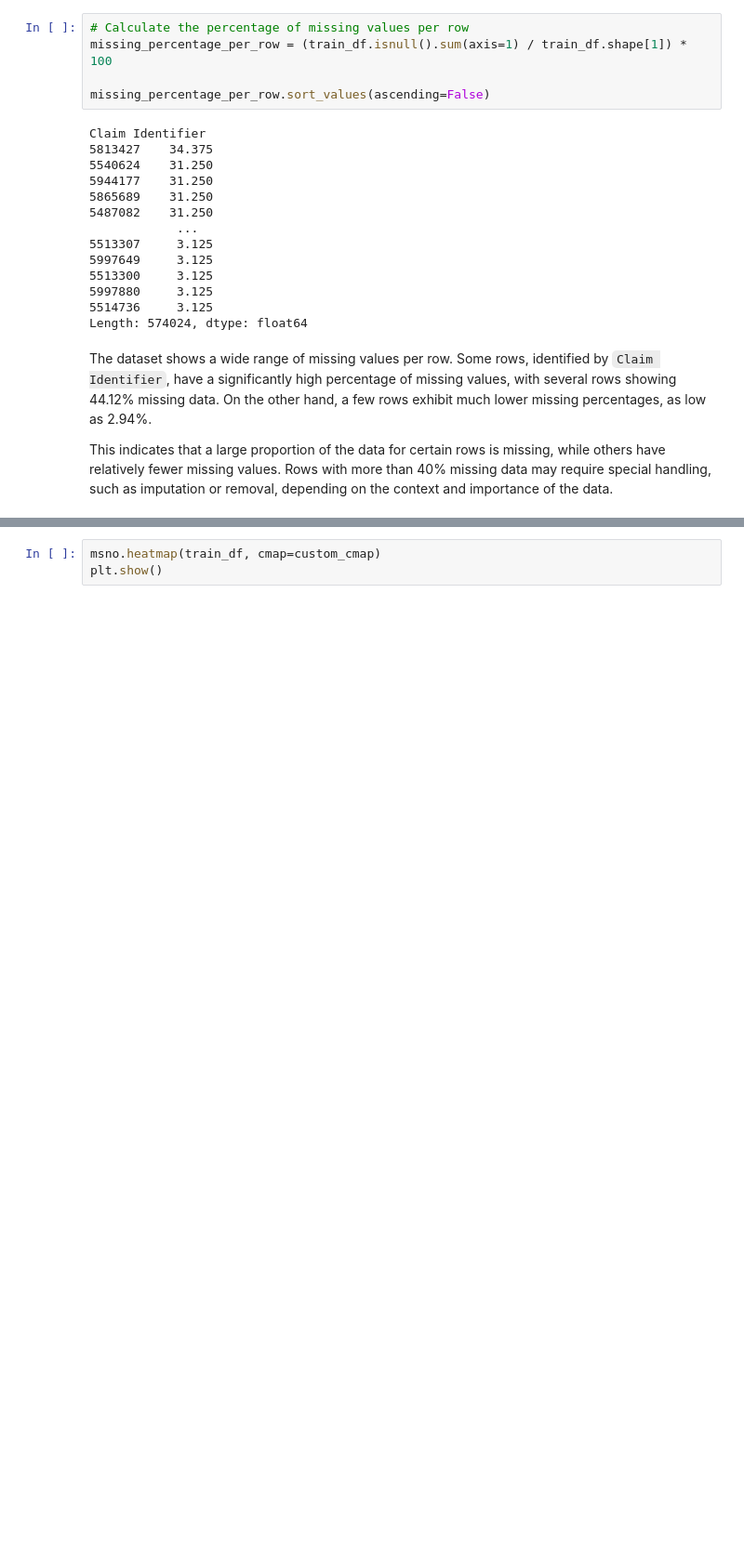
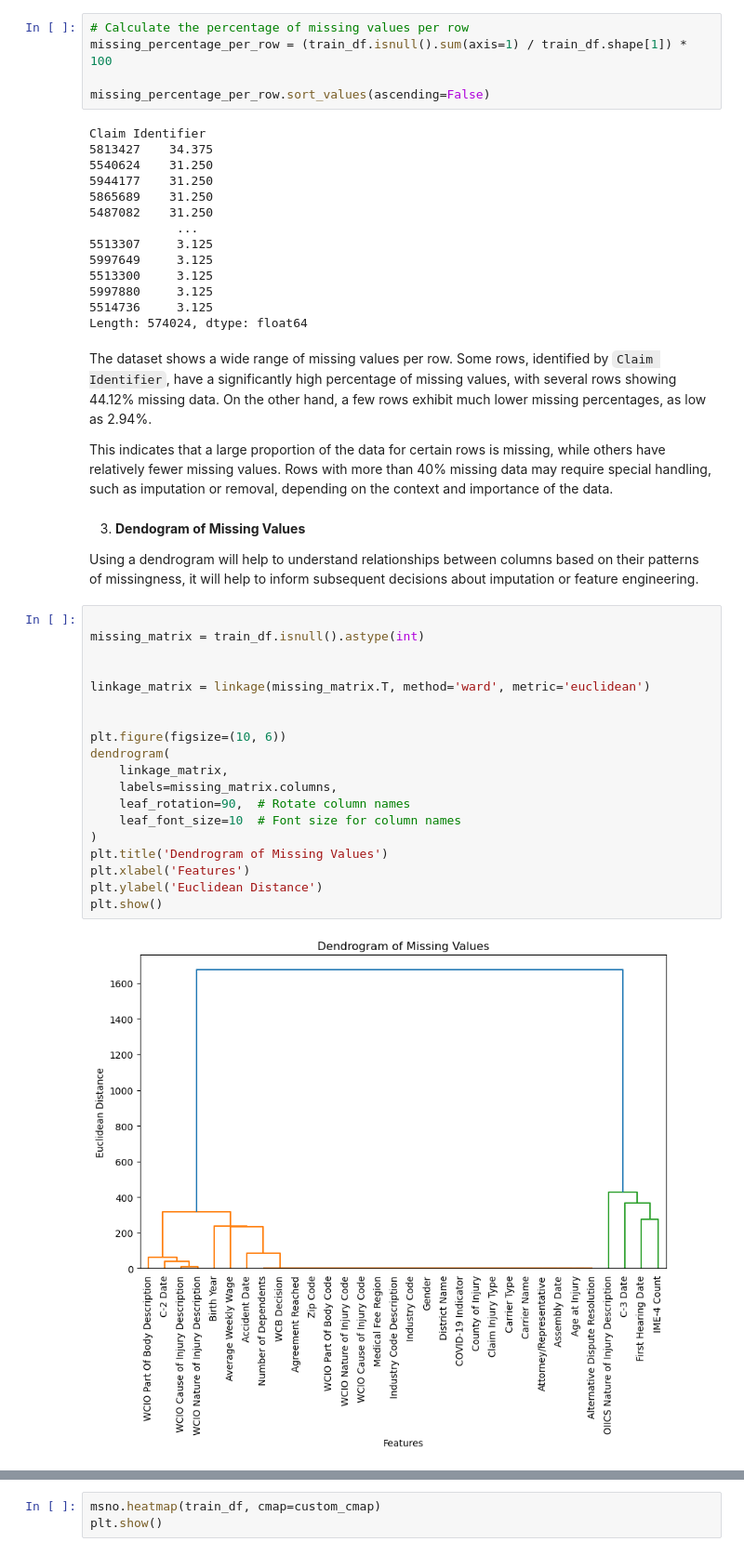
Before and after one commit to Gomsofi06/Machine_Learning_NOVAIMS, a Jupyter notebook: 01_Initial_EDA.ipynb, the cells around one changed output, grey strips where cells are left out. Shown at 93% size. Saved outputs shown, nothing was run; the diff lists cells and outputs as text; blank space fills up the shorter version.

```diff
--- a/01_Initial_EDA.ipynb
+++ b/01_Initial_EDA.ipynb
@@ -396,3 +442,28 @@ Length: 574024, dtype: float64
 The dataset shows a wide range of missing values per row. Some rows, identified by `Claim Identifier`, have a significantly high percentage of missing values, with several rows showing 44.12% missing data. On the other hand, a few rows exhibit much lower missing percentages, as low as 2.94%.
 
 This indicates that a large proportion of the data for certain rows is missing, while others have relatively fewer missing values. Rows with more than 40% missing data may require special handling, such as imputation or removal, depending on the context and importance of the data.
+# %% [markdown]
+3. **Dendogram of Missing Values**
+
+Using a dendrogram will help to understand relationships between columns based on their patterns of missingness, it will help to inform subsequent decisions about imputation or feature engineering.
+# %%
+
+missing_matrix = train_df.isnull().astype(int)
+
+
+linkage_matrix = linkage(missing_matrix.T, method='ward', metric='euclidean')
+
+
+plt.figure(figsize=(10, 6))
+dendrogram(
+    linkage_matrix,
+    labels=missing_matrix.columns,
+    leaf_rotation=90,  # Rotate column names
+    leaf_font_size=10  # Font size for column names
+)
+plt.title('Dendrogram of Missing Values')
+plt.xlabel('Features')
+plt.ylabel('Euclidean Distance')
+plt.show()
+# %% [output]
+[figure, added]
```
Also changed, not shown: parts of 25 cells of this notebook, 2 other files.
